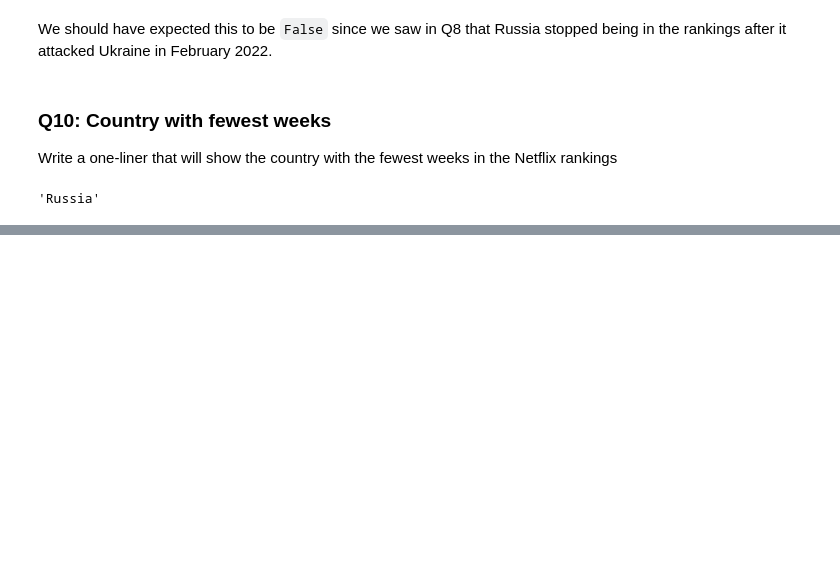
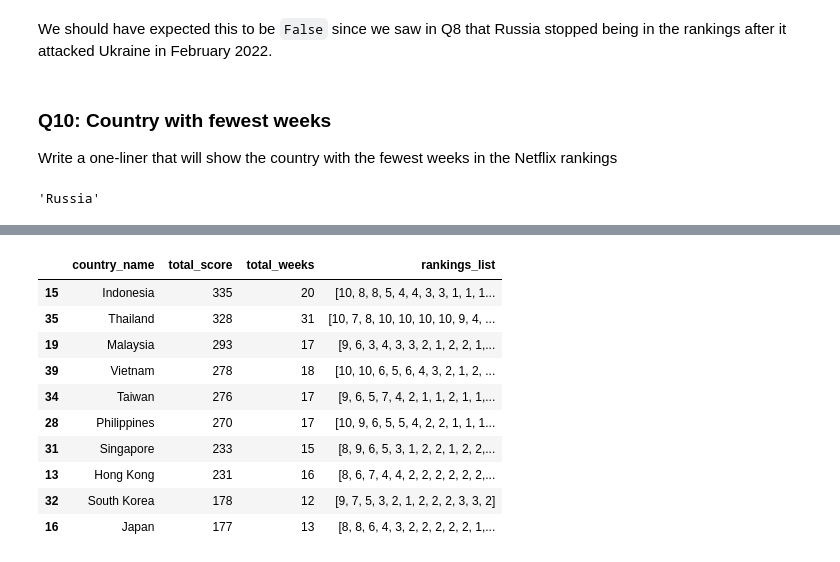
Before and after one commit to lejunannali324/cs315week8tue, a Jupyter notebook: week8-tue-worksheet.ipynb, the cells around one changed output, grey strips where cells are left out. Cells and saved outputs as stored; diff of their text form; code cells hidden in the pictures; blank space fills up the shorter version.

```diff
--- a/week8-tue-worksheet.ipynb
+++ b/week8-tue-worksheet.ipynb
@@ -118,0 +234,22 @@ df.groupby("country_name")["week"].nunique().idxmin()
+# %%
+hometown = df[df["show_title"] == "Hometown Cha-Cha-Cha"]
+
+hometown_messy_table = hometown.groupby("country_name").agg(
+    total_score=("score", "sum"),
+    total_weeks=("week", "nunique"),
+    rankings_list=("weekly_rank", list)
+)
+hometown_clean_table = hometown_messy_table.reset_index().sort_values("total_score", ascending=False)
+hometown_clean_table.head(10)
+# %% [output]
+|  | country_name | total_score | total_weeks | rankings_list |
+| 15 | Indonesia | 335 | 20 | [10, 8, 8, 5, 4, 4, 3, 3, 1, 1, 1... |
+| 35 | Thailand | 328 | 31 | [10, 7, 8, 10, 10, 10, 10, 9, 4, ... |
+| 19 | Malaysia | 293 | 17 | [9, 6, 3, 4, 3, 3, 2, 1, 2, 2, 1,... |
+| 39 | Vietnam | 278 | 18 | [10, 10, 6, 5, 6, 4, 3, 2, 1, 2, ... |
+| 34 | Taiwan | 276 | 17 | [9, 6, 5, 7, 4, 2, 1, 1, 2, 1, 1,... |
+| 28 | Philippines | 270 | 17 | [10, 9, 6, 5, 5, 4, 2, 2, 1, 1, 1... |
+| 31 | Singapore | 233 | 15 | [8, 9, 6, 5, 3, 1, 2, 2, 1, 2, 2,... |
+| 13 | Hong Kong | 231 | 16 | [8, 6, 7, 4, 4, 2, 2, 2, 2, 2, 2,... |
+| 32 | South Korea | 178 | 12 | [9, 7, 5, 3, 2, 1, 2, 2, 2, 3, 3, 2] |
+| 16 | Japan | 177 | 13 | [8, 8, 6, 4, 3, 2, 2, 2, 2, 2, 1,... |
```
Also changed, not shown: parts of 26 cells of this notebook, 4 other files.
